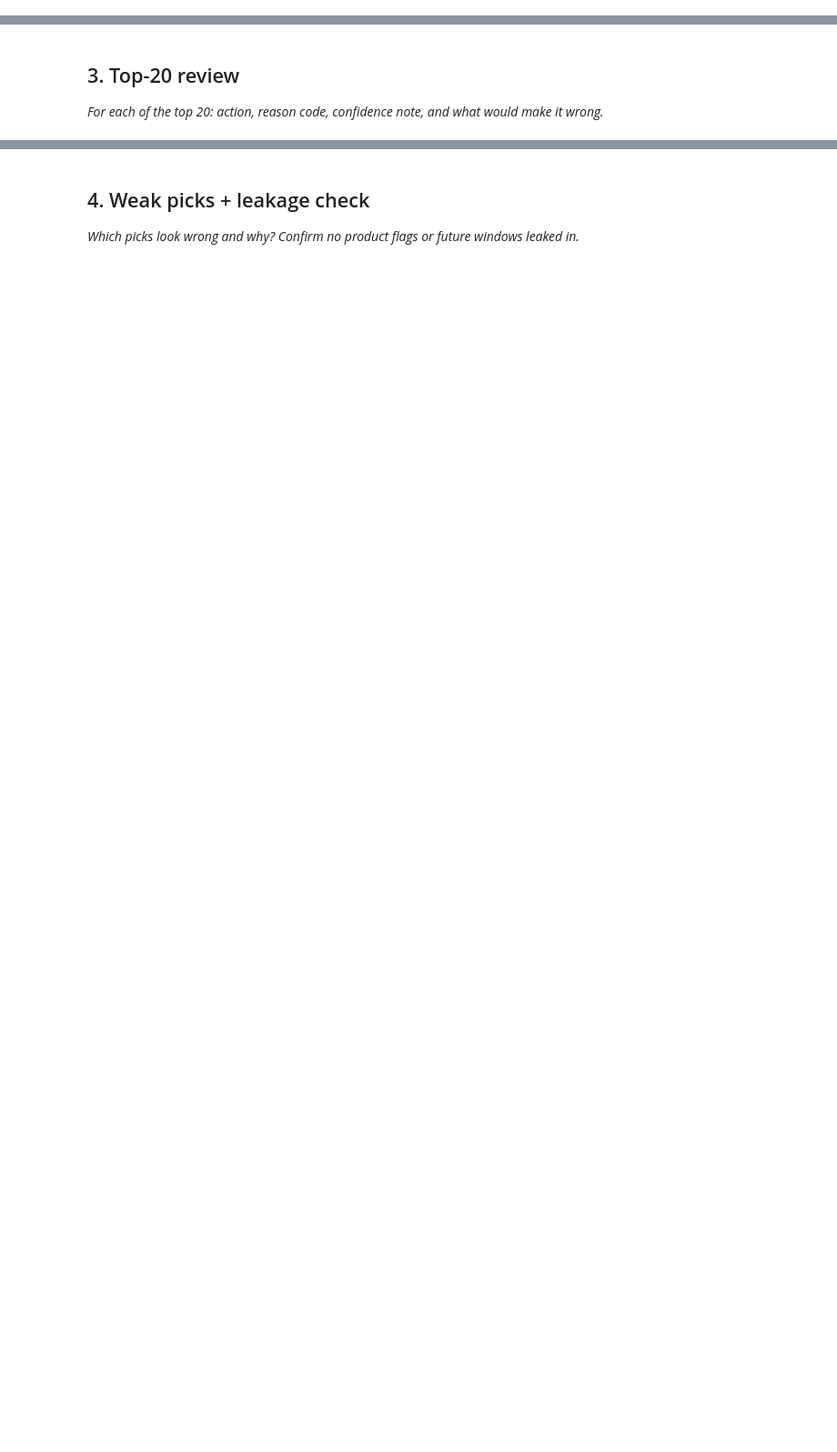
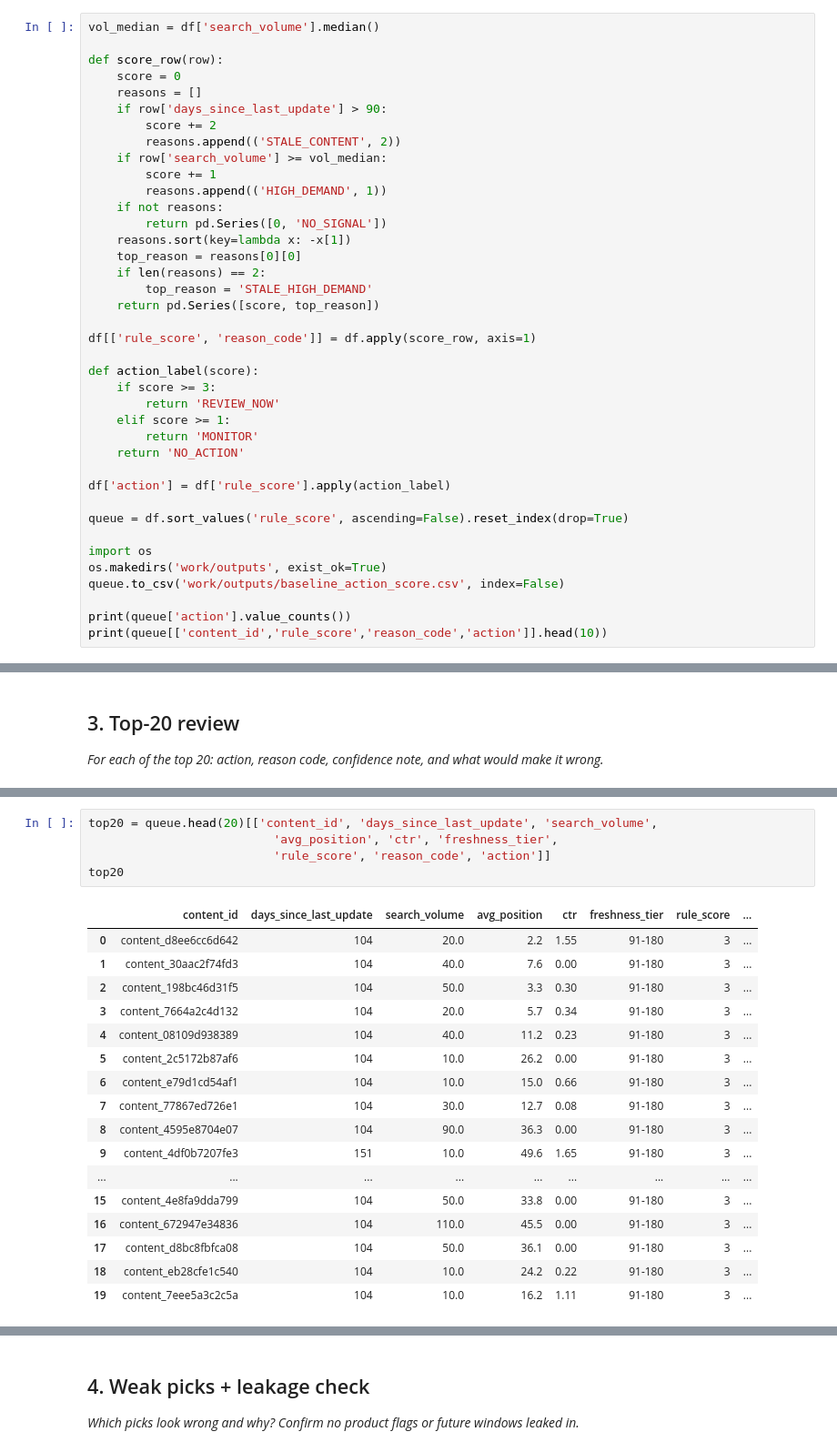
Before and after one commit to vikraamkumar-ds/flyrank-internship-ml, a Jupyter notebook: work/notebooks/w04_baseline_score.ipynb, the cells around one changed output, grey strips where cells are left out. Shown at 91% size. Drawn from its saved outputs; the diff is of its cells as text; blank space fills up the shorter version.

```diff
--- a/work/notebooks/w04_baseline_score.ipynb
+++ b/work/notebooks/w04_baseline_score.ipynb
@@ -22,0 +146,39 @@ This skeleton is yours to fill. Work the sections **in order** — each one has
+# %%
+vol_median = df['search_volume'].median()
+
+def score_row(row):
+    score = 0
+    reasons = []
+    if row['days_since_last_update'] > 90:
+        score += 2
+        reasons.append(('STALE_CONTENT', 2))
+    if row['search_volume'] >= vol_median:
+        score += 1
+        reasons.append(('HIGH_DEMAND', 1))
+    if not reasons:
+        return pd.Series([0, 'NO_SIGNAL'])
+    reasons.sort(key=lambda x: -x[1])
+    top_reason = reasons[0][0]
+    if len(reasons) == 2:
+        top_reason = 'STALE_HIGH_DEMAND'
+    return pd.Series([score, top_reason])
+
+df[['rule_score', 'reason_code']] = df.apply(score_row, axis=1)
+
+def action_label(score):
+    if score >= 3:
+        return 'REVIEW_NOW'
+    elif score >= 1:
+        return 'MONITOR'
+    return 'NO_ACTION'
+
+df['action'] = df['rule_score'].apply(action_label)
+
+queue = df.sort_values('rule_score', ascending=False).reset_index(drop=True)
+
+import os
+os.makedirs('work/outputs', exist_ok=True)
+queue.to_csv('work/outputs/baseline_action_score.csv', index=False)
+
+print(queue['action'].value_counts())
+print(queue[['content_id','rule_score','reason_code','action']].head(10))
@@ -29,0 +206,23 @@ This skeleton is yours to fill. Work the sections **in order** — each one has
+# %%
+top20 = queue.head(20)[['content_id', 'days_since_last_update', 'search_volume',
+                          'avg_position', 'ctr', 'freshness_tier',
+                          'rule_score', 'reason_code', 'action']]
+top20
+# %% [output]
+|  | content_id | days_since_last_update | search_volume | avg_position | ctr | freshness_tier | rule_score | ... |
+| 0 | content_d8ee6cc6d642 | 104 | 20.0 | 2.2 | 1.55 | 91-180 | 3 | ... |
+| 1 | content_30aac2f74fd3 | 104 | 40.0 | 7.6 | 0.00 | 91-180 | 3 | ... |
+| 2 | content_198bc46d31f5 | 104 | 50.0 | 3.3 | 0.30 | 91-180 | 3 | ... |
+| 3 | content_7664a2c4d132 | 104 | 20.0 | 5.7 | 0.34 | 91-180 | 3 | ... |
+| 4 | content_08109d938389 | 104 | 40.0 | 11.2 | 0.23 | 91-180 | 3 | ... |
+| 5 | content_2c5172b87af6 | 104 | 10.0 | 26.2 | 0.00 | 91-180 | 3 | ... |
+| 6 | content_e79d1cd54af1 | 104 | 10.0 | 15.0 | 0.66 | 91-180 | 3 | ... |
+| 7 | content_77867ed726e1 | 104 | 30.0 | 12.7 | 0.08 | 91-180 | 3 | ... |
+| 8 | content_4595e8704e07 | 104 | 90.0 | 36.3 | 0.00 | 91-180 | 3 | ... |
+| 9 | content_4df0b7207fe3 | 151 | 10.0 | 49.6 | 1.65 | 91-180 | 3 | ... |
+| ... | ... | ... | ... | ... | ... | ... | ... | ... |
+| 15 | content_4e8fa9dda799 | 104 | 50.0 | 33.8 | 0.00 | 91-180 | 3 | ... |
+| 16 | content_672947e34836 | 104 | 110.0 | 45.5 | 0.00 | 91-180 | 3 | ... |
+| 17 | content_d8bc8fbfca08 | 104 | 50.0 | 36.1 | 0.00 | 91-180 | 3 | ... |
+| 18 | content_eb28cfe1c540 | 104 | 10.0 | 24.2 | 0.22 | 91-180 | 3 | ... |
+| 19 | content_7eee5a3c2c5a | 104 | 10.0 | 16.2 | 1.11 | 91-180 | 3 | ... |
```
Also changed, not shown: parts of 18 cells of this notebook.
